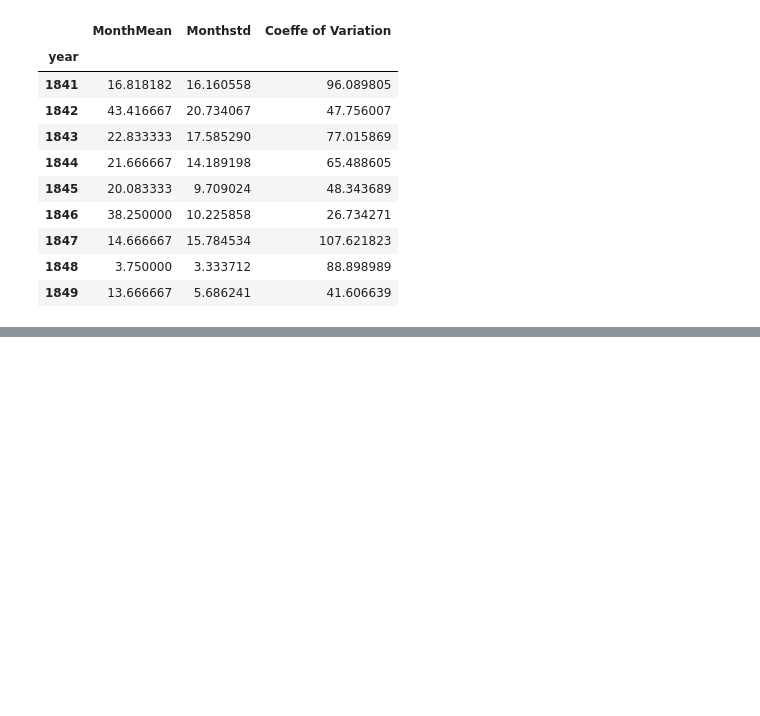
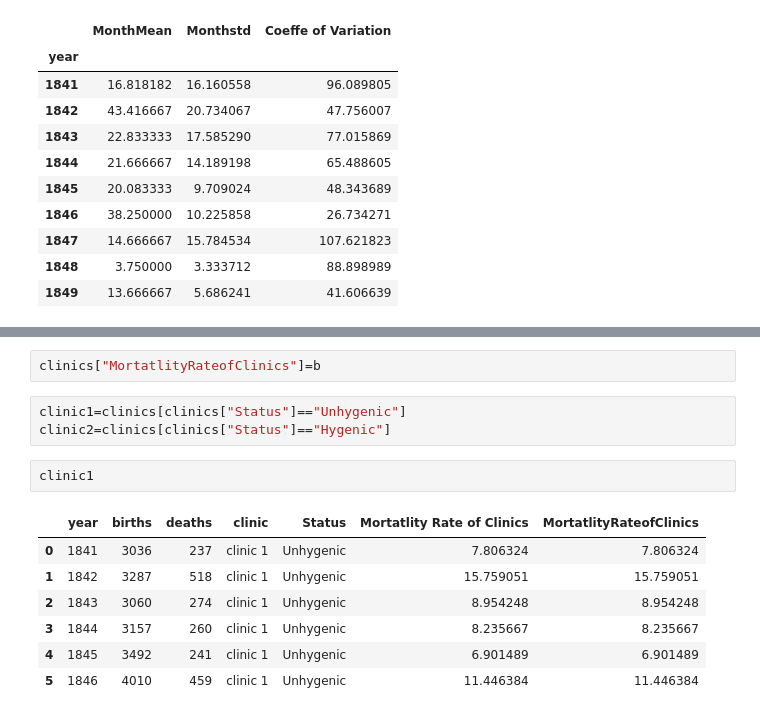
Before and after one commit to Taha028/Child-bed-fever-case-study-Analysis, a Jupyter notebook: Handwashing Case Study .ipynb, the cells around one changed output, grey strips where cells are left out. Drawn from its saved outputs; the diff is of its cells as text; blank space fills up the shorter version.

```diff
--- a/Handwashing Case Study .ipynb
+++ b/Handwashing Case Study .ipynb
@@ -253,0 +346,15 @@ cov
+# %%
+clinics["MortatlityRateofClinics"]=b
+# %%
+clinic1=clinics[clinics["Status"]=="Unhygenic"]
+clinic2=clinics[clinics["Status"]=="Hygenic"]
+# %%
+clinic1
+# %% [output]
+|  | year | births | deaths | clinic | Status | Mortatlity Rate of Clinics | MortatlityRateofClinics |
+| 0 | 1841 | 3036 | 237 | clinic 1 | Unhygenic | 7.806324 | 7.806324 |
+| 1 | 1842 | 3287 | 518 | clinic 1 | Unhygenic | 15.759051 | 15.759051 |
+| 2 | 1843 | 3060 | 274 | clinic 1 | Unhygenic | 8.954248 | 8.954248 |
+| 3 | 1844 | 3157 | 260 | clinic 1 | Unhygenic | 8.235667 | 8.235667 |
+| 4 | 1845 | 3492 | 241 | clinic 1 | Unhygenic | 6.901489 | 6.901489 |
+| 5 | 1846 | 4010 | 459 | clinic 1 | Unhygenic | 11.446384 | 11.446384 |
```
Also changed, not shown: parts of 12 cells of this notebook.
